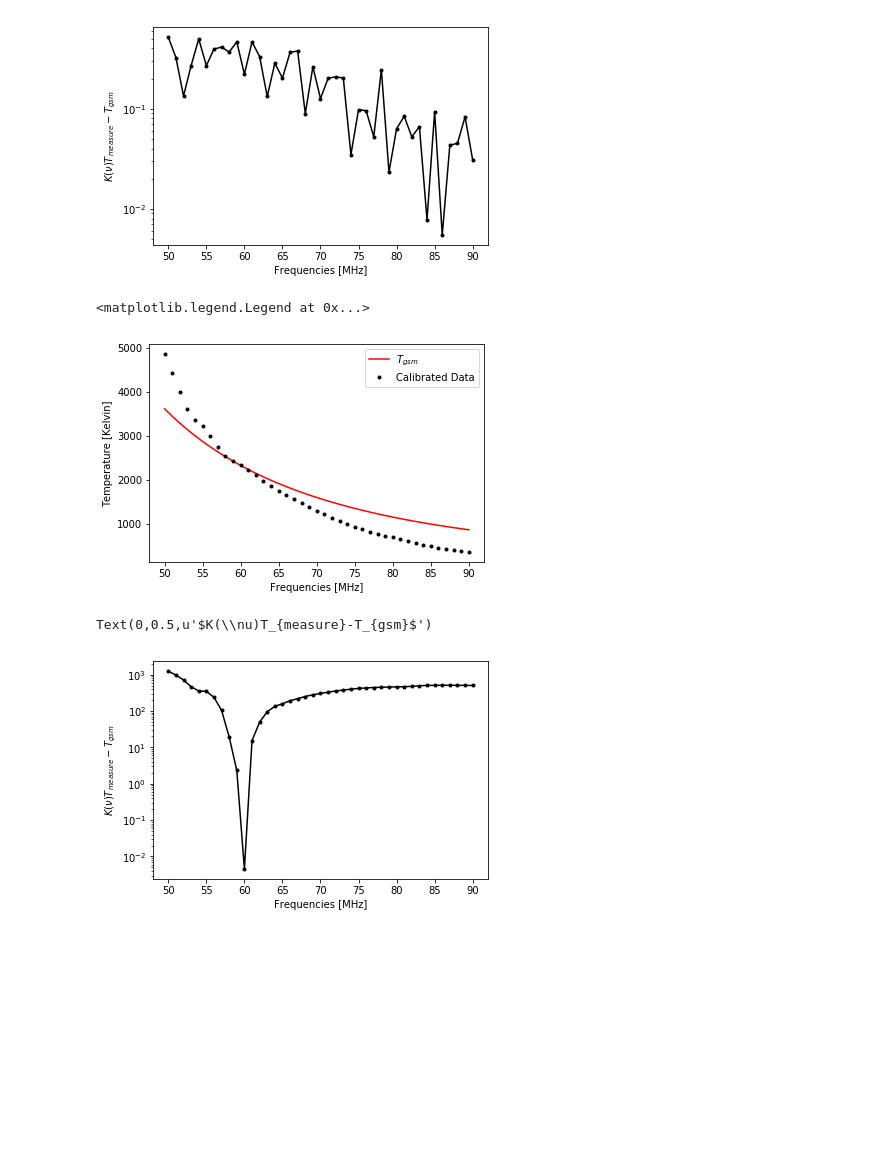
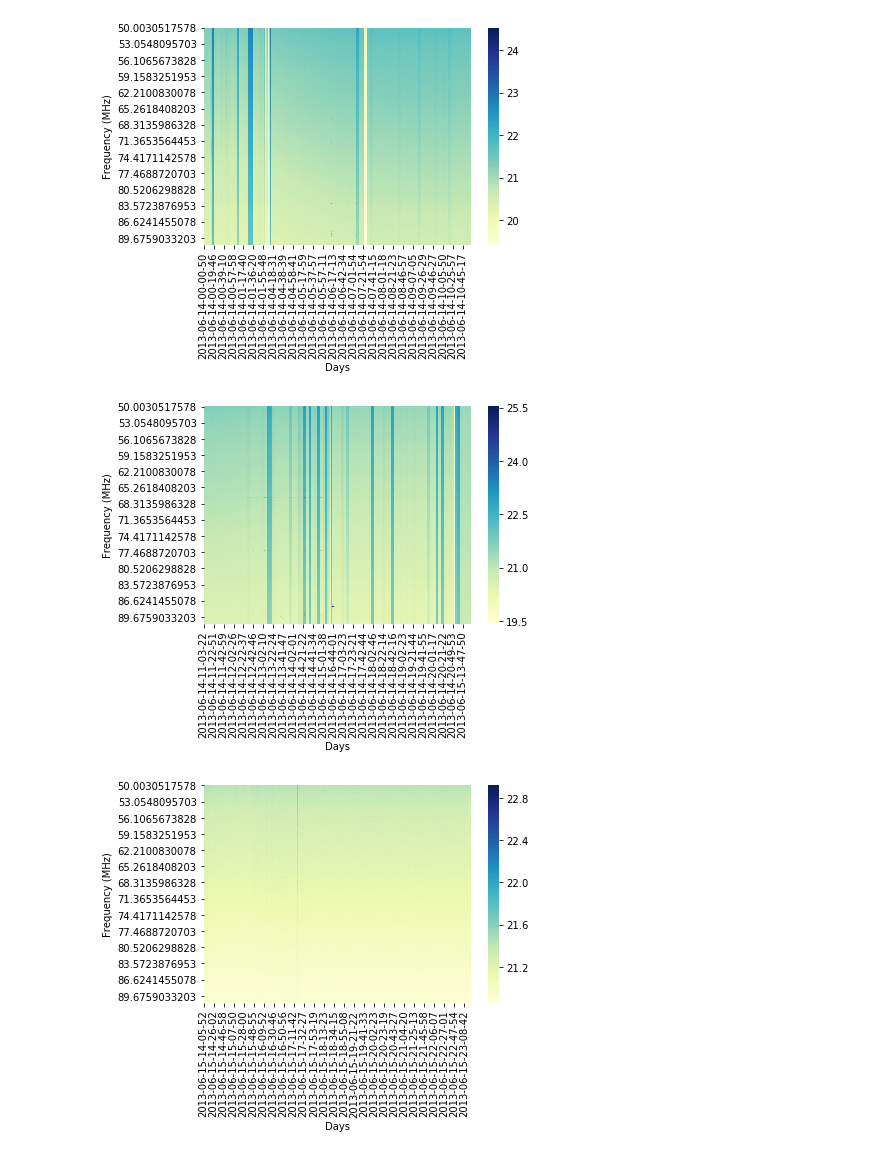
Before and after one commit to HiramHerrera/SciHi, a Jupyter notebook: calibration.ipynb, the cells around one changed output. Cells and saved outputs as stored; diff of their text form; code cells hidden in the pictures; blank space fills up the shorter version.

```diff
--- a/calibration.ipynb
+++ b/calibration.ipynb
@@ -140,7 +10,0 @@ plt.savefig('calibrated.png')
-# %%
-plt.semilogy(freqs,abs(K_nu*Tmeas_mean - Tgsm_mean),'.-k')
-plt.xlabel('Frequencies [MHz]')
-plt.ylabel(r'$K(\nu)T_{measure}-T_{gsm}$')
-plt.savefig('KTmeas-Tgsm.png')
-# %% [output]
-[figure, removed]
@@ -152,16 +11,23 @@ K = K*1e-19
-# %%
-plt.plot(freqs,Tgsm_mean, 'r',label=r'$T_{gsm}$')
-plt.plot(freqs,K*Tmeas_mean,'.k', label = 'Calibrated Data')
-plt.xlabel('Frequencies [MHz]')
-plt.ylabel('Temperature [Kelvin]')
-plt.legend()
-# %% [output]
-<matplotlib.legend.Legend at 0x...>
-[figure, removed]
-# %%
-plt.semilogy(freqs,abs(K*Tmeas_mean - Tgsm_mean),'.-k')
-plt.xlabel('Frequencies [MHz]')
-plt.ylabel(r'$K(\nu)T_{measure}-T_{gsm}$')
-# %% [output]
-Text(0,0.5,u'$K(\\nu)T_{measure}-T_{gsm}$')
-[figure, removed]
+# %%
+cols = Temps.columns.values
+sb.heatmap(log_Temps[cols[0:2500]], cmap='YlGnBu', yticklabels=400)
+plt.xlabel('Days')
+plt.ylabel('Frequency (MHz)')
+plt.savefig('Imagenes/Data_%s_%s.png'%(cols[0],cols[2500]))
+plt.show()
+
+sb.heatmap(log_Temps[cols[2500:5000]], cmap='YlGnBu', yticklabels=400)
+plt.xlabel('Days')
+plt.ylabel('Frequency (MHz)')
+plt.savefig('Imagenes/Data_%s_%s.png'%(cols[2500],cols[5000]))
+plt.show()
+
+sb.heatmap(log_Temps[cols[5000:]], cmap='YlGnBu', yticklabels=400)
+plt.xlabel('Days')
+plt.ylabel('Frequency (MHz)')
+plt.savefig('Imagenes/Data_%s_%s.png'%(cols[5000],cols[-1]))
+plt.show()
+# %% [output]
+[figure, added]
+[figure, added]
+[figure, added]
```
Also changed, not shown: parts of 63 cells of this notebook, 3 other files.
